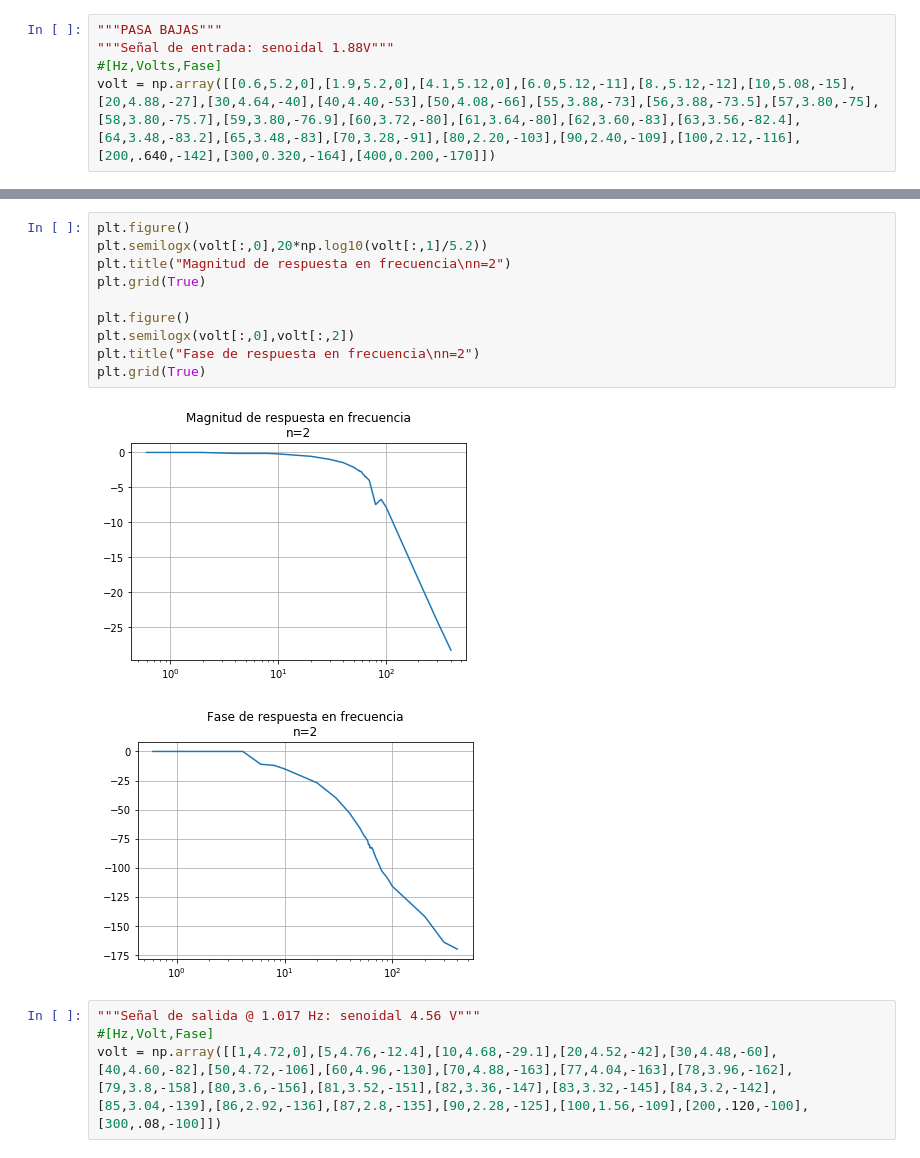
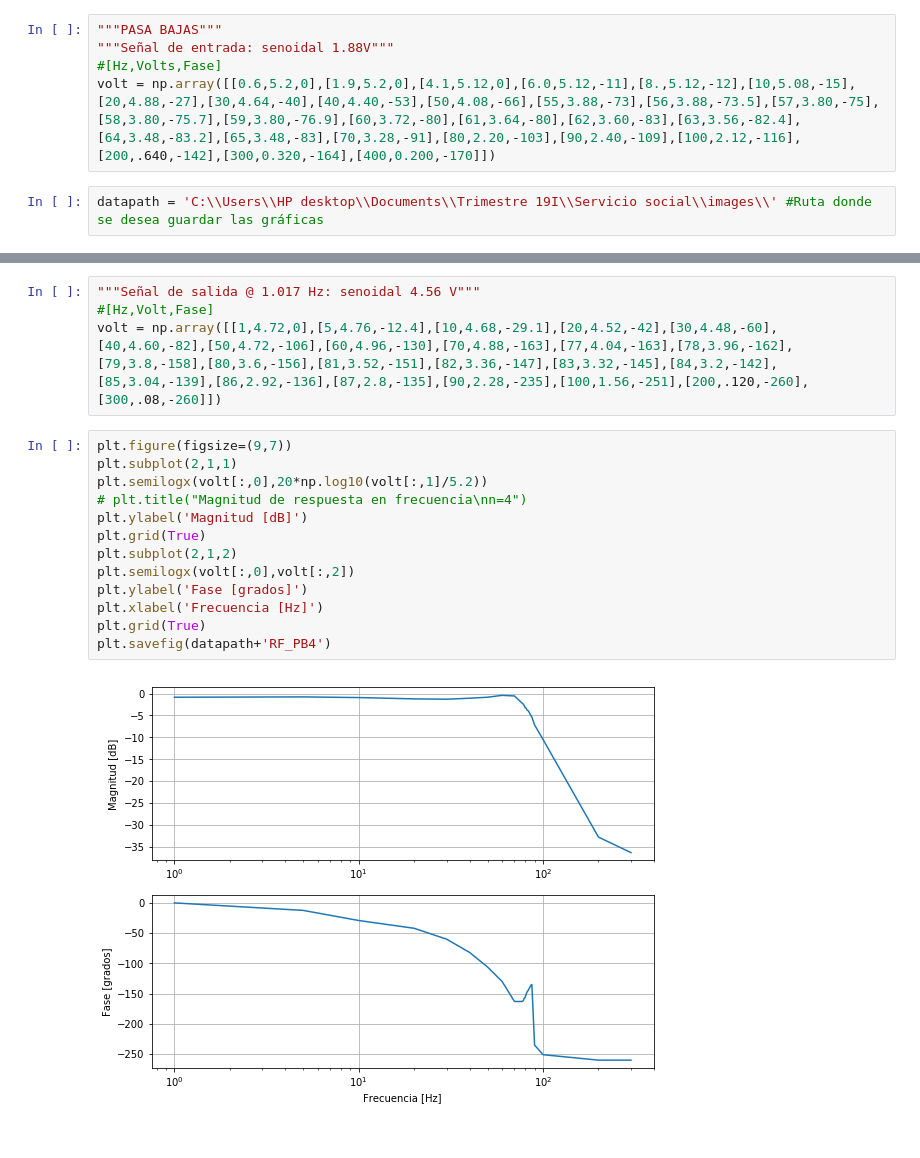
Before and after one commit to AguilarRosario/Servicio-Social, a Jupyter notebook: src/FAyD/P1_n2&4_caracterizacion.ipynb, the cells around one changed output, grey strips where cells are left out. Saved outputs shown, nothing was run; the diff lists cells and outputs as text.

```diff
--- a/src/FAyD/P1_n2&4_caracterizacion.ipynb
+++ b/src/FAyD/P1_n2&4_caracterizacion.ipynb
@@ -6,3 +6,5 @@ import matplotlib.pyplot as plt
 """Señal de entrada: senoidal 1.88V"""
 #[Hz,Volts,Fase]
 volt = np.array([[0.6,5.2,0],[1.9,5.2,0],[4.1,5.12,0],[6.0,5.12,-11],[8.,5.12,-12],[10,5.08,-15],[20,4.88,-27],[30,4.64,-40],[40,4.40,-53],[50,4.08,-66],[55,3.88,-73],[56,3.88,-73.5],[57,3.80,-75],[58,3.80,-75.7],[59,3.80,-76.9],[60,3.72,-80],[61,3.64,-80],[62,3.60,-83],[63,3.56,-82.4],[64,3.48,-83.2],[65,3.48,-83],[70,3.28,-91],[80,2.20,-103],[90,2.40,-109],[100,2.12,-116],[200,.640,-142],[300,0.320,-164],[400,0.200,-170]])
+# %%
+datapath = 'C:\\Users\\HP desktop\\Documents\\Trimestre 19I\\Servicio social\\images\\' #Ruta donde se desea guardar las gráficas
@@ -9,17 +26,19 @@ volt = np.array([[0.6,5.2,0],[1.9,5.2,0],[4.1,5.12,0],[6.0,5.12,-11],[8.,5.12,-1
+# %%
+"""Señal de salida @ 1.017 Hz: senoidal 4.56 V"""
+#[Hz,Volt,Fase]
+volt = np.array([[1,4.72,0],[5,4.76,-12.4],[10,4.68,-29.1],[20,4.52,-42],[30,4.48,-60],[40,4.60,-82],[50,4.72,-106],[60,4.96,-130],[70,4.88,-163],[77,4.04,-163],[78,3.96,-162],[79,3.8,-158],[80,3.6,-156],[81,3.52,-151],[82,3.36,-147],[83,3.32,-145],[84,3.2,-142],[85,3.04,-139],[86,2.92,-136],[87,2.8,-135],[90,2.28,-235],[100,1.56,-251],[200,.120,-260],[300,.08,-260]])
 # %%
-plt.figure()
+plt.figure(figsize=(9,7))
+plt.subplot(2,1,1)
 plt.semilogx(volt[:,0],20*np.log10(volt[:,1]/5.2))
-plt.title("Magnitud de respuesta en frecuencia\nn=2")
+# plt.title("Magnitud de respuesta en frecuencia\nn=4")
+plt.ylabel('Magnitud [dB]')
 plt.grid(True)
-
-plt.figure()
+plt.subplot(2,1,2)
 plt.semilogx(volt[:,0],volt[:,2])
-plt.title("Fase de respuesta en frecuencia\nn=2")
+plt.ylabel('Fase [grados]')
+plt.xlabel('Frecuencia [Hz]')
 plt.grid(True)
+plt.savefig(datapath+'RF_PB4')
 # %% [output]
-[figure, old version]
+[figure, new version]
-[figure, removed]
-# %%
-"""Señal de salida @ 1.017 Hz: senoidal 4.56 V"""
-#[Hz,Volt,Fase]
-volt = np.array([[1,4.72,0],[5,4.76,-12.4],[10,4.68,-29.1],[20,4.52,-42],[30,4.48,-60],[40,4.60,-82],[50,4.72,-106],[60,4.96,-130],[70,4.88,-163],[77,4.04,-163],[78,3.96,-162],[79,3.8,-158],[80,3.6,-156],[81,3.52,-151],[82,3.36,-147],[83,3.32,-145],[84,3.2,-142],[85,3.04,-139],[86,2.92,-136],[87,2.8,-135],[90,2.28,-125],[100,1.56,-109],[200,.120,-100],[300,.08,-100]])
```
Also changed, not shown: parts of 2 cells of this notebook, 3 other files.
